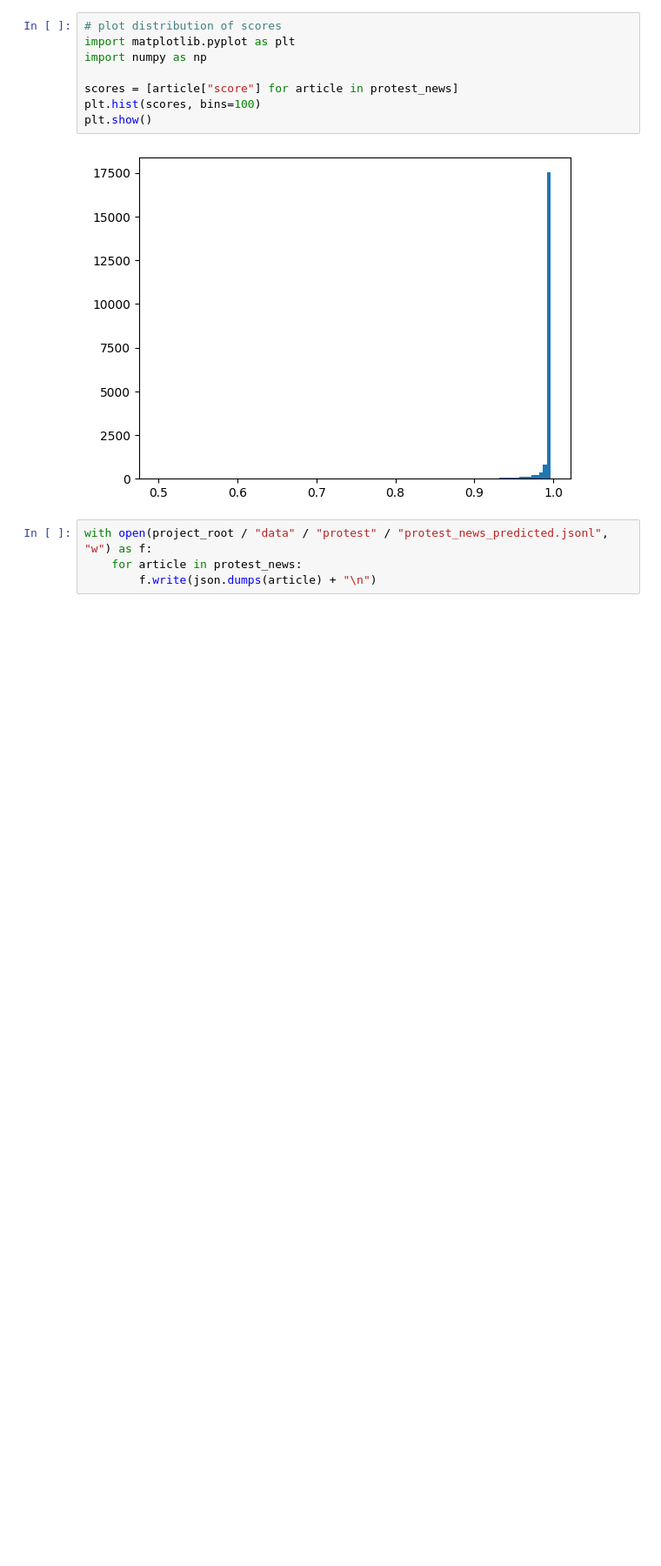
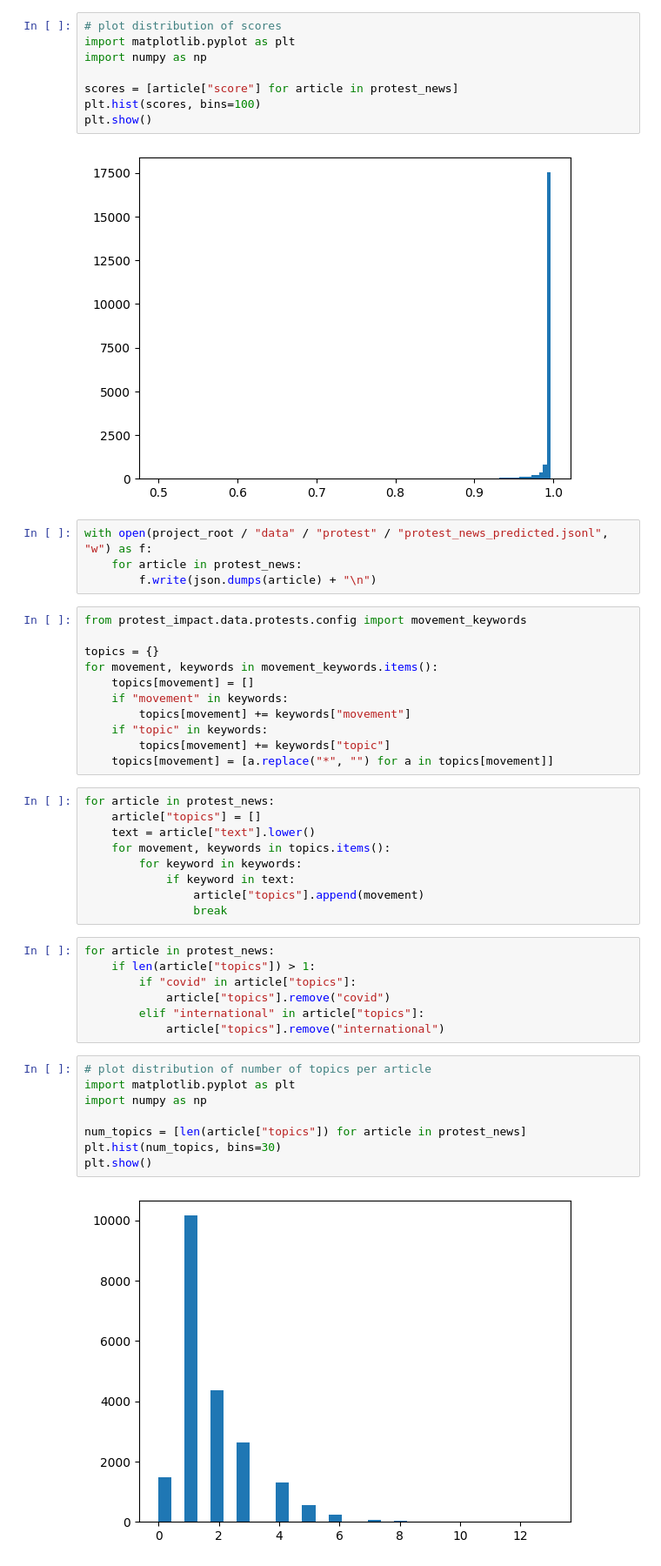
Before and after one commit to davidpomerenke/protest-impact, a Jupyter notebook: docs/notes/02-13-association.ipynb, the cells around one changed output. Shown at 87% size. Cells and saved outputs as stored; diff of their text form; blank space fills up the shorter version.

Commit message:
Add article topics

```diff
--- a/docs/notes/02-13-association.ipynb
+++ b/docs/notes/02-13-association.ipynb
@@ -93,3 +49,40 @@ plt.show()
 with open(project_root / "data" / "protest" / "protest_news_predicted.jsonl", "w") as f:
     for article in protest_news:
         f.write(json.dumps(article) + "\n")
+# %%
+from protest_impact.data.protests.config import movement_keywords
+
+topics = {}
+for movement, keywords in movement_keywords.items():
+    topics[movement] = []
+    if "movement" in keywords:
+        topics[movement] += keywords["movement"]
+    if "topic" in keywords:
+        topics[movement] += keywords["topic"]
+    topics[movement] = [a.replace("*", "") for a in topics[movement]]
+# %%
+for article in protest_news:
+    article["topics"] = []
+    text = article["text"].lower()
+    for movement, keywords in topics.items():
+        for keyword in keywords:
+            if keyword in text:
+                article["topics"].append(movement)
+                break
+# %%
+for article in protest_news:
+    if len(article["topics"]) > 1:
+        if "covid" in article["topics"]:
+            article["topics"].remove("covid")
+        elif "international" in article["topics"]:
+            article["topics"].remove("international")
+# %%
+# plot distribution of number of topics per article
+import matplotlib.pyplot as plt
+import numpy as np
+
+num_topics = [len(article["topics"]) for article in protest_news]
+plt.hist(num_topics, bins=30)
+plt.show()
+# %% [output]
+[figure, added]
```
Also changed, not shown: parts of 12 cells of this notebook, 3 other files.
